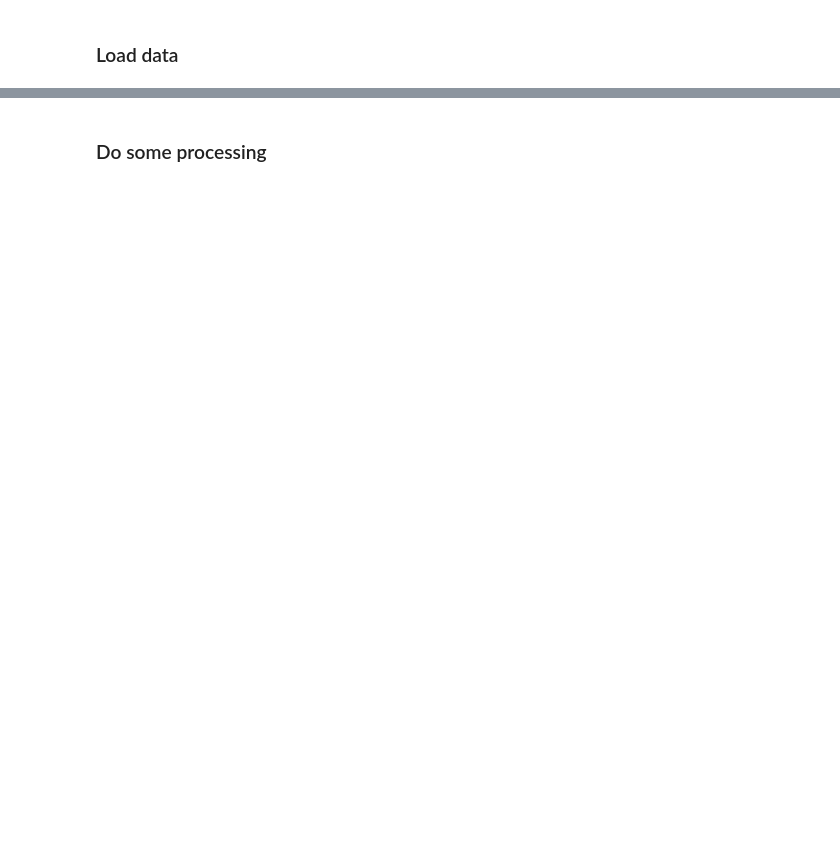
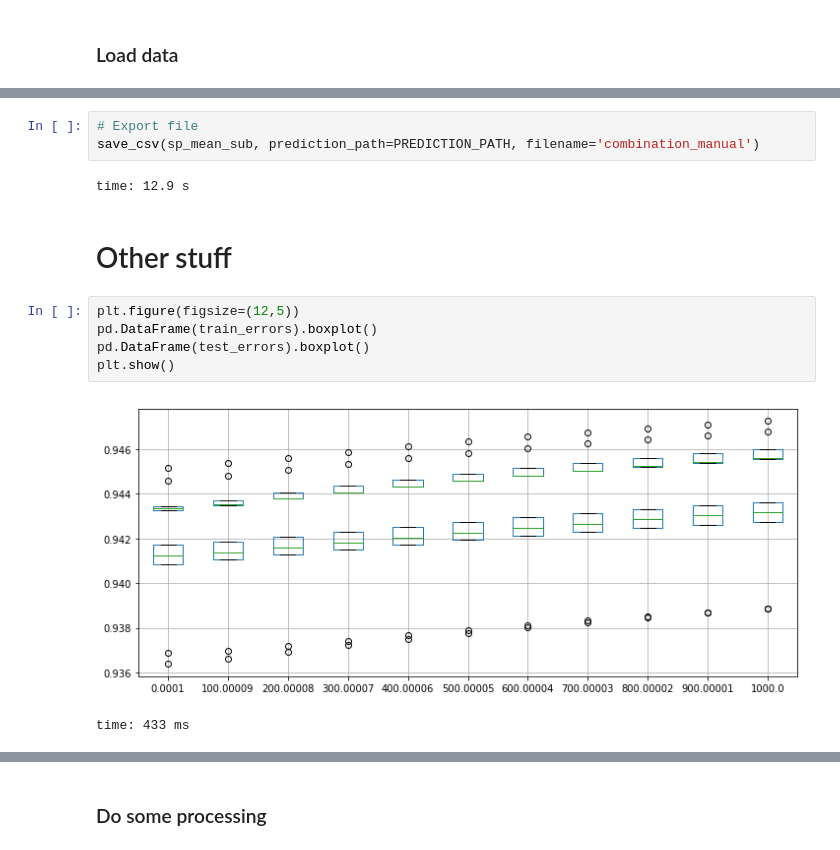
Before and after one commit to lumosan/ml2017-projects, a Jupyter notebook: project2/project_recommender_system/scripts/combine_models.ipynb, the cells around one changed output, grey strips where cells are left out. Saved outputs shown, nothing was run; the diff lists cells and outputs as text; blank space fills up the shorter version.

Commit message:
Create manual ensemble

```diff
--- a/project2/project_recommender_system/scripts/combine_models.ipynb
+++ b/project2/project_recommender_system/scripts/combine_models.ipynb
@@ -39,0 +291,15 @@ sp_obs_val = load_data('{}{}.csv'.format(DATA_PATH, 'validation_set'))
+# %%
+# Export file
+save_csv(sp_mean_sub, prediction_path=PREDICTION_PATH, filename='combination_manual')
+# %% [output]
+time: 12.9 s
+# %% [markdown]
+# Other stuff
+# %%
+plt.figure(figsize=(12,5))
+pd.DataFrame(train_errors).boxplot()
+pd.DataFrame(test_errors).boxplot()
+plt.show()
+# %% [output]
+[figure, added]
+time: 433 ms
```
Also changed, not shown: parts of 66 cells of this notebook, 5 other files.
